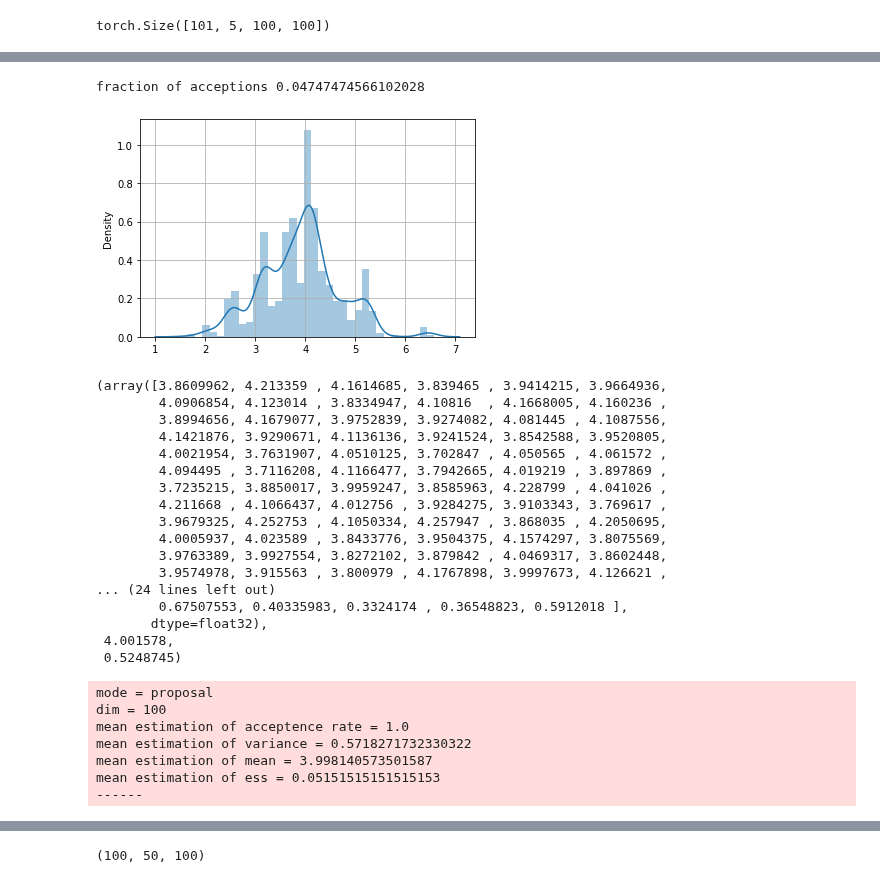
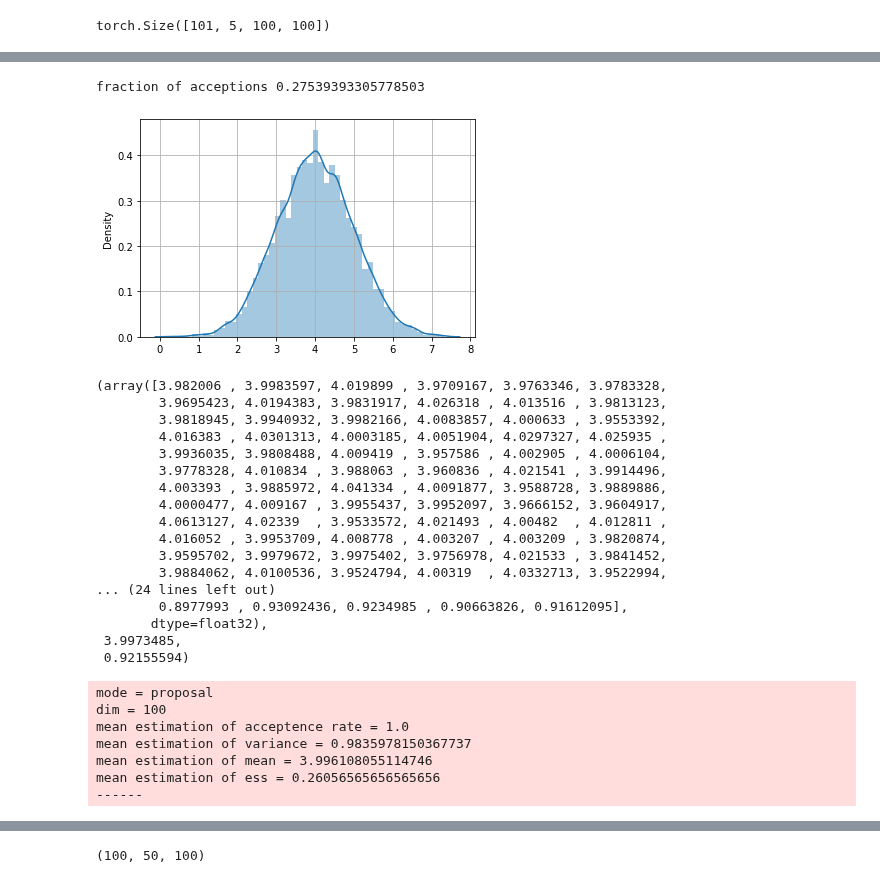
Before and after one commit to premolab/gans_sampling, a Jupyter notebook: notebooks/testing_stuff.ipynb, the cells around one changed output, grey strips where cells are left out. Drawn from its saved outputs; the diff is of its cells as text; code cells hidden in the pictures.

```diff
--- a/notebooks/testing_stuff.ipynb
+++ b/notebooks/testing_stuff.ipynb
@@ -55,7 +58,7 @@ num_points_in_chain = 100
 strategy_mean = 'chain'
 device = torch.device('cuda:1' if torch.cuda.is_available() else 'cpu')
 #device = 'cpu'
-batch_size = 20
+batch_size = 250
 n_steps = 100
 # %%
 dim = 100
@@ -69,7 +72,7 @@ N = 2
 
 T = 100
 betas = list(np.linspace(1., 0., T)**.5)
-rhos = [0.]*T #np.linspace(1, .7, T)
+rhos = np.linspace(0.71, 0.7, T) #[0.9]*T #np.linspace(1, .7, T)
 
 
 grad_step = 0.1
@@ -87,6 +90,7 @@ start = proposal.sample([batch_size, len(betas)])
 # %%
 history, acceptence, traj_hist = citerais_ula_dynamics(start,
                                                 target.log_prob,
+                                                proposal,
                                                 method_params['n_steps'],
                                                 method_params['grad_step'],
                                                 method_params['eps_scale'],
@@ -129,11 +133,11 @@ fraction of acceptions of initial traj 1.0
 # %%
 last_history = history[-num_points_in_chain:]
-result = torch.stack(last_history, 0)[..., -1, :]
+result = torch.stack(last_history, 0)#[..., -1, :]
 # %%
 print('fraction of acceptions', (result[1:] != result[:-1]).float().min(-1)[0].mean().item())
 # print((result[1:] != result[:-1]).float()[..., 0][0].mean(0)[0].item())
 # %% [output]
-fraction of acceptions 0.04747474566102028
+fraction of acceptions 0.27539393305778503
 # %%
 result_np = result.cpu().numpy()
 # %%
@@ -147,31 +151,33 @@ result_mean = np.mean(result_np, axis = 0).mean(axis = 0)#.mean()
 # %%
 import seaborn as sns
 
-dim_id = 12
+dim_id = 15
 sns.distplot(result_np[..., dim_id])
 plt.grid()
+
+#plt.savefig(f'../../hist_rho{rhos[0]:.1f}_dim{dim_id}.png')
 # %% [output]
-[figure, old version]
+[figure, new version]
 # %%
 result_mean, result_var, result_mean.mean(), result_var.mean()
 # %% [output]
-(array([3.8609962, 4.213359 , 4.1614685, 3.839465 , 3.9414215, 3.9664936,
-        4.0906854, 4.123014 , 3.8334947, 4.10816  , 4.1668005, 4.160236 ,
-        3.8994656, 4.1679077, 3.9752839, 3.9274082, 4.081445 , 4.1087556,
-        4.1421876, 3.9290671, 4.1136136, 3.9241524, 3.8542588, 3.9520805,
-        4.0021954, 3.7631907, 4.0510125, 3.702847 , 4.050565 , 4.061572 ,
-        4.094495 , 3.7116208, 4.1166477, 3.7942665, 4.019219 , 3.897869 ,
-        3.7235215, 3.8850017, 3.9959247, 3.8585963, 4.228799 , 4.041026 ,
-        4.211668 , 4.1066437, 4.012756 , 3.9284275, 3.9103343, 3.769617 ,
-        3.9679325, 4.252753 , 4.1050334, 4.257947 , 3.868035 , 4.2050695,
-        4.0005937, 4.023589 , 3.8433776, 3.9504375, 4.1574297, 3.8075569,
-        3.9763389, 3.9927554, 3.8272102, 3.879842 , 4.0469317, 3.8602448,
-        3.9574978, 3.915563 , 3.800979 , 4.1767898, 3.9997673, 4.126621 ,
+(array([3.982006 , 3.9983597, 4.019899 , 3.9709167, 3.9763346, 3.9783328,
+        3.9695423, 4.0194383, 3.9831917, 4.026318 , 4.013516 , 3.9813123,
+        3.9818945, 3.9940932, 3.9982166, 4.0083857, 4.000633 , 3.9553392,
+        4.016383 , 4.0301313, 4.0003185, 4.0051904, 4.0297327, 4.025935 ,
+        3.9936035, 3.9808488, 4.009419 , 3.957586 , 4.002905 , 4.0006104,
+        3.9778328, 4.010834 , 3.988063 , 3.960836 , 4.021541 , 3.9914496,
+        4.003393 , 3.9885972, 4.041334 , 4.0091877, 3.9588728, 3.9889886,
+        4.0000477, 4.009167 , 3.9955437, 3.9952097, 3.9666152, 3.9604917,
+        4.0613127, 4.02339  , 3.9533572, 4.021493 , 4.00482  , 4.012811 ,
+        4.016052 , 3.9953709, 4.008778 , 4.003207 , 4.003209 , 3.9820874,
+        3.9595702, 3.9979672, 3.9975402, 3.9756978, 4.021533 , 3.9841452,
+        3.9884062, 4.0100536, 3.9524794, 4.00319  , 4.0332713, 3.9522994,
 ... (24 lines left out)
-        0.67507553, 0.40335983, 0.3324174 , 0.36548823, 0.5912018 ],
+        0.8977993 , 0.93092436, 0.9234985 , 0.90663826, 0.91612095],
        dtype=float32),
- 4.001578,
- 0.5248745)
+ 3.9973485,
+ 0.92155594)
 # %%
 dim_arr = [100]
 
@@ -217,9 +223,9 @@ results_citerais_ula = run_experiments_gaussians(dim_arr,
 mode = proposal
 dim = 100
 mean estimation of acceptence rate = 1.0
-mean estimation of variance = 0.5718271732330322
-mean estimation of mean = 3.998140573501587
-mean estimation of ess = 0.05151515151515153
+mean estimation of variance = 0.9835978150367737
+mean estimation of mean = 3.996108055114746
+mean estimation of ess = 0.26056565656565656
 ------
 # %%
 loc_1_target = 3
```
Also changed, not shown: parts of 12 cells of this notebook, 2 other files.
